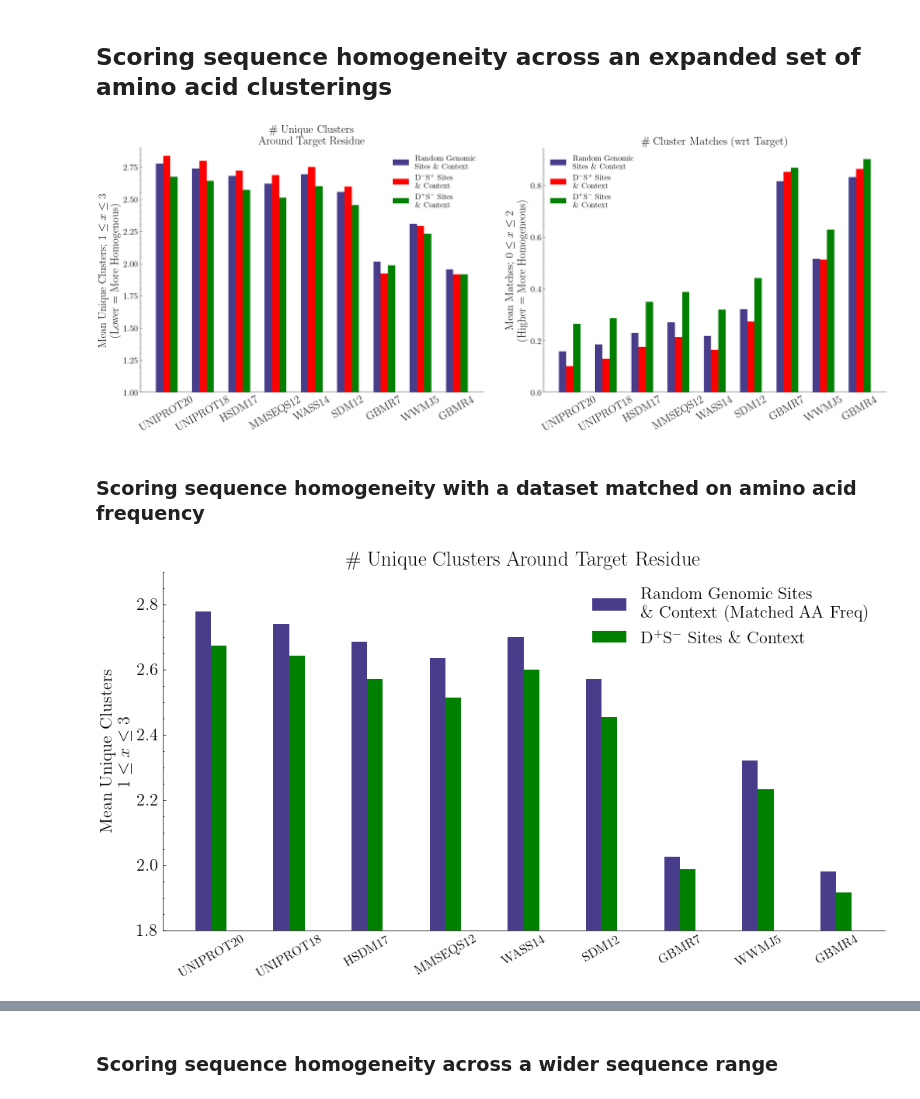
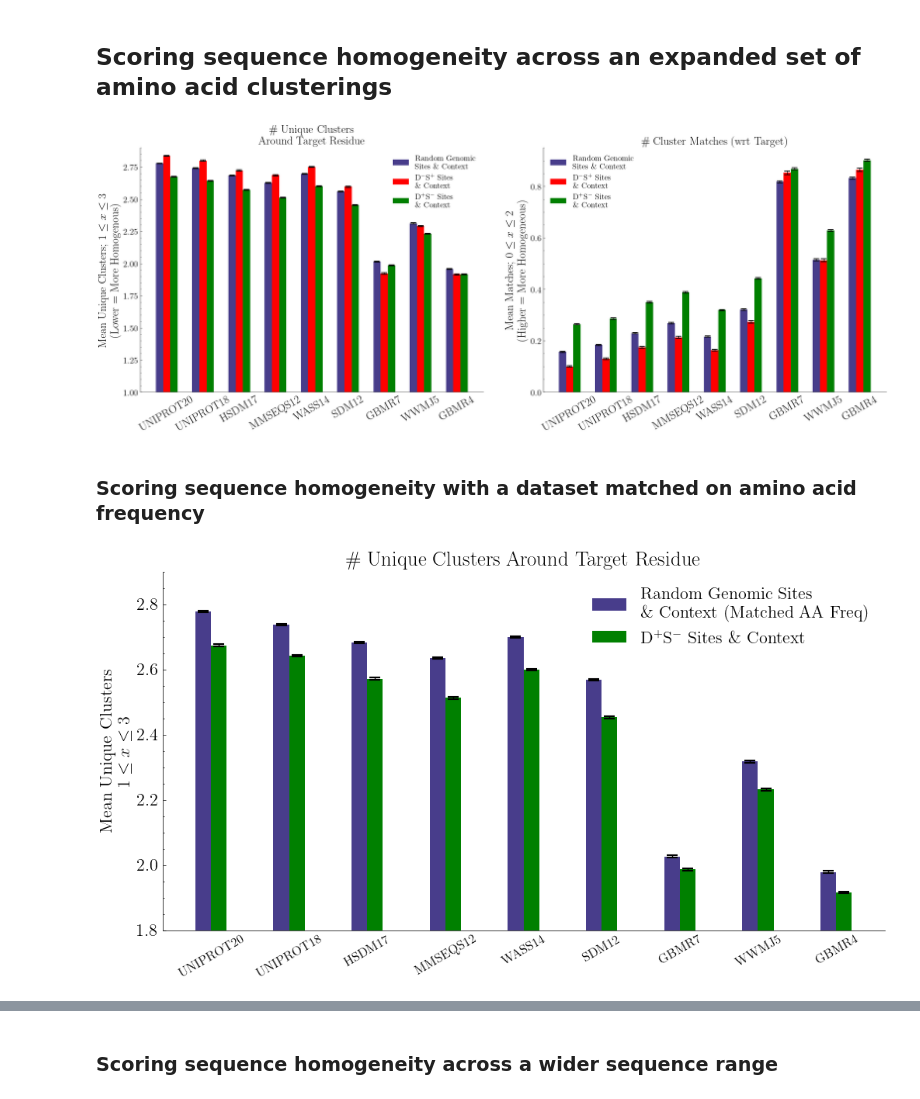
Before and after one commit to ntranoslab/diff-tol, a Jupyter notebook: code/fig4.ipynb, the cells around one changed output, grey strips where cells are left out. Drawn from its saved outputs; the diff is of its cells as text; code cells hidden in the pictures.

Commit message:
add error bars to sequence analysis

```diff
--- a/code/fig4.ipynb
+++ b/code/fig4.ipynb
@@ -421,8 +421,13 @@ res_in_cluster = lambda alg, clust, seq: sum([1 if alg[c] == clust else 0 for c
 # %%
 num_cluster_algo = {a: [pd.Series([seq_cluster(amino_acid_cluster[a], s) for s in seqs]).mean() for seqs in
                        [random_seqs, del_intol_sub_tol_window, del_tol_sub_intol_window]] for a in data.keys()}
+num_cluster_algo_sem = {a: [pd.Series([seq_cluster(amino_acid_cluster[a], s) for s in seqs]).sem()*1.96 for seqs in
+                       [random_seqs, del_intol_sub_tol_window, del_tol_sub_intol_window]] for a in data.keys()}
+
 target_cluster_algo = {a: [pd.Series([res_in_cluster(amino_acid_cluster[a], amino_acid_cluster[a][s[1]], s) for s in seqs]).mean() for seqs in
                           [random_seqs, del_intol_sub_tol_window, del_tol_sub_intol_window]] for a in data.keys()}
+target_cluster_algo_sem = {a: [pd.Series([res_in_cluster(amino_acid_cluster[a], amino_acid_cluster[a][s[1]], s) for s in seqs]).sem()*1.96 for seqs in
+                          [random_seqs, del_intol_sub_tol_window, del_tol_sub_intol_window]] for a in data.keys()}
 # %%
 # Create a wider figure
 fig, axs = plt.subplots(1, 2, figsize=(20, 8))
@@ -435,14 +440,19 @@ values1 = [num_cluster_algo[a][0] for a in data.keys()]
 values2 = [num_cluster_algo[a][1] for a in data.keys()]
 values3 = [num_cluster_algo[a][2] for a in data.keys()]
 
+errors1 = [num_cluster_algo_sem[a][0] for a in data.keys()]
+errors2 = [num_cluster_algo_sem[a][1] for a in data.keys()]
+errors3 = [num_cluster_algo_sem[a][2] for a in data.keys()]
+err_kw = dict(capsize=5, capthick=1.5, ecolor="black")
+
 r1 = np.arange(len(data.keys()))
 r2 = [x + bar_width for x in r1]
 r3 = [x + bar_width*2 for x in r1]
 
 # Create the grouped bar plot
-axs[0].bar(r1, values1, color='darkslateblue', width=bar_width, label='Random Genomic\nSites \\& Context')
-axs[0].bar(r2, values2, color='r', width=bar_width, label=r'D$^-$S$^+$ Sites' + "\n\\& Context")
-axs[0].bar(r3, values3, color='g', width=bar_width, label=r'D$^+$S$^-$ Sites' + "\n\\& Context")
+axs[0].bar(r1, values1, yerr=errors1, error_kw=err_kw, color='darkslateblue', width=bar_width, label='Random Genomic\nSites \\& Context')
+axs[0].bar(r2, values2, yerr=errors2, error_kw=err_kw, color='r', width=bar_width, label=r'D$^-$S$^+$ Sites' + "\n\\& Context")
+axs[0].bar(r3, values3, yerr=errors3, error_kw=err_kw, color='g', width=bar_width, label=r'D$^+$S$^-$ Sites' + "\n\\& Context")
 
 # Add labels and title
 axs[0].set_ylabel('Mean Unique Clusters; ' + r'$1\leq x \leq 3$' + "\n(Lower = More Homogenous)", fontsize=20)
@@ -454,37 +464,42 @@ axs[0].set_ylim(1, 2.9)
 axs[0].spines[["top", "right"]].set_visible(False)
 axs[0].tick_params(top=False, right=False, bottom=False, which="both")
 
 values1 = [target_cluster_algo[a][0] for a in data.keys()]
 values2 = [target_cluster_algo[a][1] for a in data.keys()]
 values3 = [target_cluster_algo[a][2] for a in data.keys()]
 
+errors1 = [target_cluster_algo_sem[a][0] for a in data.keys()]
+errors2 = [target_cluster_algo_sem[a][1] for a in data.keys()]
+errors3 = [target_cluster_algo_sem[a][2] for a in data.keys()]
+
 # Set the positions of the bars on the x-axis
 r1 = np.arange(len(data.keys()))
 r2 = [x + bar_width for x in r1]
 r3 = [x + bar_width*2 for x in r1]
 
 # Create the grouped bar plot
-axs[1].bar(r1, values1, color='darkslateblue', width=bar_width, label='Random Genomic\nSites \\& Context')
-axs[1].bar(r2, values2, color='r', width=bar_width, label=r'D$^-$S$^+$ Sites' + "\n\\& Context")
-axs[1].bar(r3, values3, color='g', width=bar_width, label=r'D$^+$S$^-$ Sites' + "\n\\& Context")
+axs[1].bar(r1, values1, yerr=errors1, error_kw=err_kw, color='darkslateblue', width=bar_width, label='Random Genomic\nSites \\& Context')
+axs[1].bar(r2, values2, yerr=errors2, error_kw=err_kw, color='r', width=bar_width, label=r'D$^-$S$^+$ Sites' + "\n\\& Context")
+axs[1].bar(r3, values3, yerr=errors3, error_kw=err_kw, color='g', width=bar_width, label=r'D$^+$S$^-$ Sites' + "\n\\& Context")
 
 # Add labels and title
 axs[1].set_ylabel("Mean Matches; " + r'$0\leq x \leq2$' + "\n(Higher = More Homogeneous)", fontsize=20)
 axs[1].set_xticks([r + bar_width for r in range(len(data.keys()))])
 axs[1].set_xticklabels(data.keys(), fontsize=20, rotation=30)
 axs[1].tick_params(axis='y', labelsize=15)
 axs[1].set_title("\\# Cluster Matches (wrt Target)", size=20)
 axs[1].spines[['top', 'right']].set_visible(False)
 # axs[1].set_ylim(0.05, 0.45)
 axs[1].tick_params(top=False, right=False, bottom=False, which="both")
 
 # Add legend
 axs[0].legend(frameon=False, fontsize=14)
 axs[1].legend(frameon=False, fontsize=14)
 plt.subplots_adjust(wspace=5)
 plt.tight_layout()
+plt.savefig("a.pdf")
 # %% [output]
-[figure, old version]
+[figure, new version]
 # %% [markdown]
 ### Scoring sequence homogeneity with a dataset matched on amino acid frequency
 # %%
@@ -514,7 +534,12 @@ target_cluster_algo_matched = {a: [pd.Series([res_in_cluster(amino_acid_cluster[
 # %%
 categories = data.keys()
 values1 = [num_cluster_algo_matched[a][0] for a in num_cluster_algo]
+errors1 = [num_cluster_algo_matched_sem[a][0] for a in num_cluster_algo]
+
 values2 = [num_cluster_algo_matched[a][1] for a in num_cluster_algo]
+errors2 = [num_cluster_algo_matched_sem[a][1] for a in num_cluster_algo]
+
+err_kw = dict(capsize=5, capthick=1.5, ecolor="black")
 
 # width of the bars
 bar_width = 0.2
@@ -527,8 +552,8 @@ r2 = [x + bar_width for x in r1]
 fig, ax = plt.subplots(figsize=(12, 6))
 
 # Create the grouped bar plot
-ax.bar(r1, values1, color='darkslateblue', width=bar_width, label='Random Genomic Sites\n\\& Context (Matched AA Freq)')
-ax.bar(r2, values2, color='g', width=bar_width, label='D$^+$S$^-$ Sites \\& Context')
+ax.bar(r1, values1, yerr=errors1, error_kw=err_kw, color='darkslateblue', width=bar_width, label='Random Genomic Sites\n\\& Context (Matched AA Freq)')
+ax.bar(r2, values2, yerr=errors2, error_kw=err_kw, color='g', width=bar_width, label='D$^+$S$^-$ Sites \\& Context')
 
 # Add labels and title
 # ax.set_xlabel('Amino Acid Clustering', fontweight='bold', size=15)
@@ -542,8 +567,9 @@ ax.legend(frameon=False)
 plt.ylim(1.8,2.9)
 plt.gca().spines[["top", "right"]].set_visible(False)
 plt.tick_params(top=False, right=False, bottom=False, which="both")
+plt.savefig("b.pdf")
 # %% [output]
-[figure, old version]
+[figure, new version]
 # %%
 categories = data.keys()
 values1 = [target_cluster_algo_matched[a][0] for a in num_cluster_algo]
```
Also changed, not shown: parts of 5 cells of this notebook, 8 other files.
